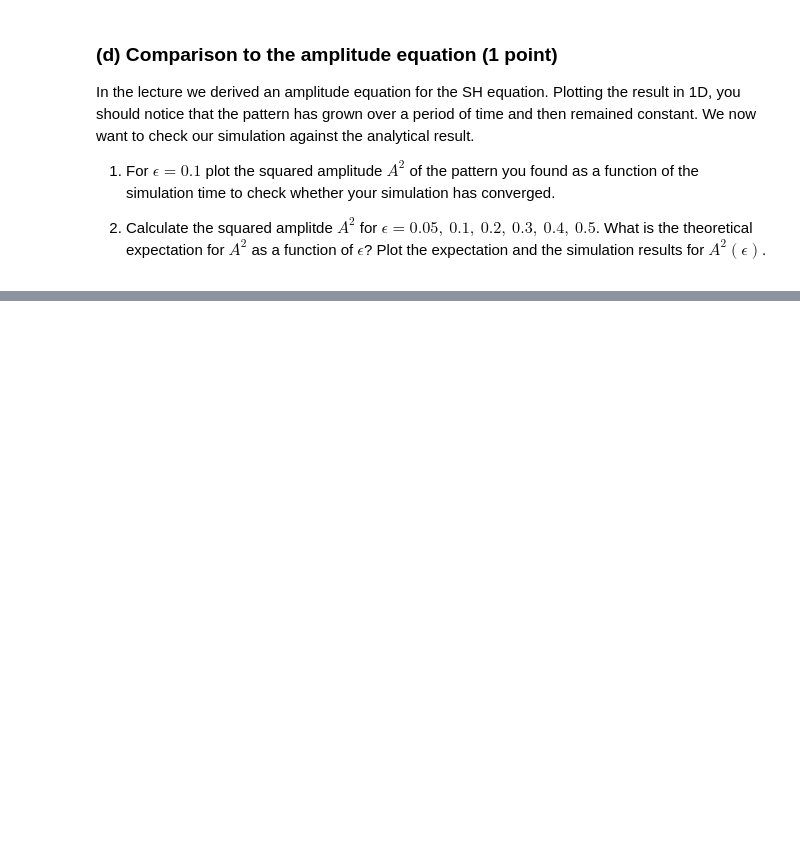
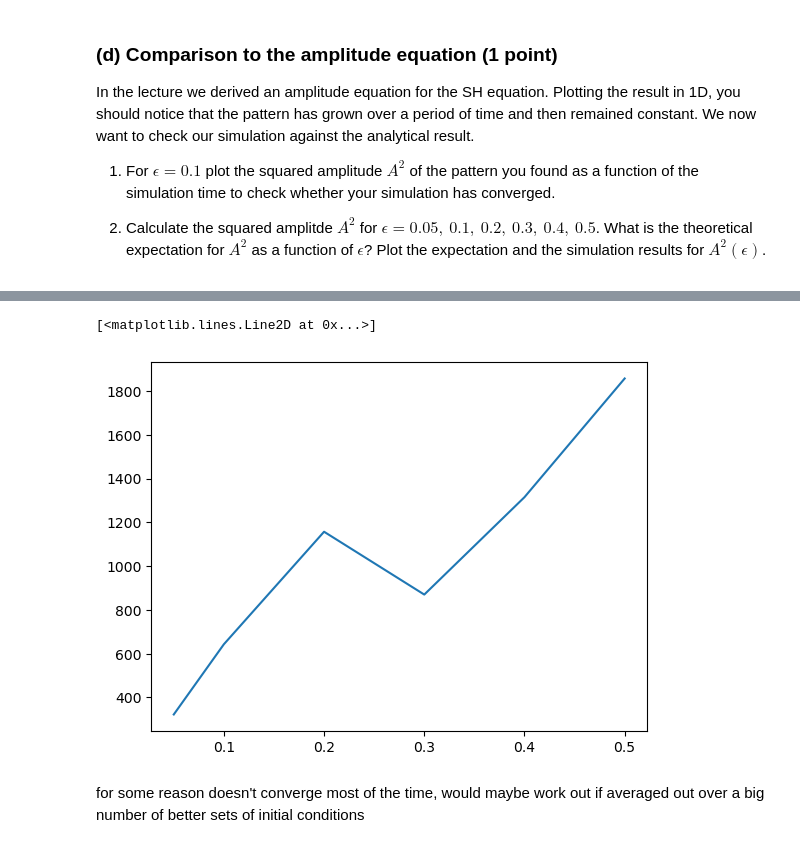
Before and after one commit to anuramat/uhd-nld, a Jupyter notebook: ex11/after/SH_exercise.ipynb, the cells around one changed output, grey strips where cells are left out. Saved outputs shown, nothing was run; the diff lists cells and outputs as text; code cells hidden in the pictures; blank space fills up the shorter version.

Commit message:
feat(ex11): done, maybe will improve

```diff
--- a/ex11/after/SH_exercise.ipynb
+++ b/ex11/after/SH_exercise.ipynb
@@ -282,0 +297,31 @@ In the lecture we derived an amplitude equation for the SH equation. Plotting th
+# %%
+def get_a2(eps, n_steps = 1000000, convergence_threshold = 0.05):
+    sim = perform_simulation(num_steps=n_steps, eps=eps)
+    freq = fft(sim, axis=1)
+    a02 = np.max(np.abs(freq),axis=1)**2
+    for i in range(n_steps//2, n_steps):
+        if abs((a02[i] - a02[-1])/a02[-1]) > convergence_threshold:
+            return None
+    return a02[-1]
+
+def get_a2_with_retries(eps, attempts = 100, nuff = 5):
+    samples = []
+    for _ in range(attempts):
+        res = get_a2(eps)
+        if res is not None:
+            samples.append(res)
+        if len(samples) > 5:
+            break
+    if len(samples) == 0:
+        return None
+    return np.mean(samples)
+# %%
+eps_values = [0.05, 0.1, 0.2, 0.3, 0.4, 0.5]
+eps_a02 = [get_a2_with_retries(i) for i in eps_values]
+# %%
+plt.plot(eps_values, eps_a02)
+# %% [output]
+[<matplotlib.lines.Line2D at 0x...>]
+[figure, added]
+# %% [markdown]
+for some reason doesn't converge most of the time, would maybe work out if averaged out over a big number of better sets of initial conditions
```
Also changed, not shown: parts of 4 cells of this notebook.
